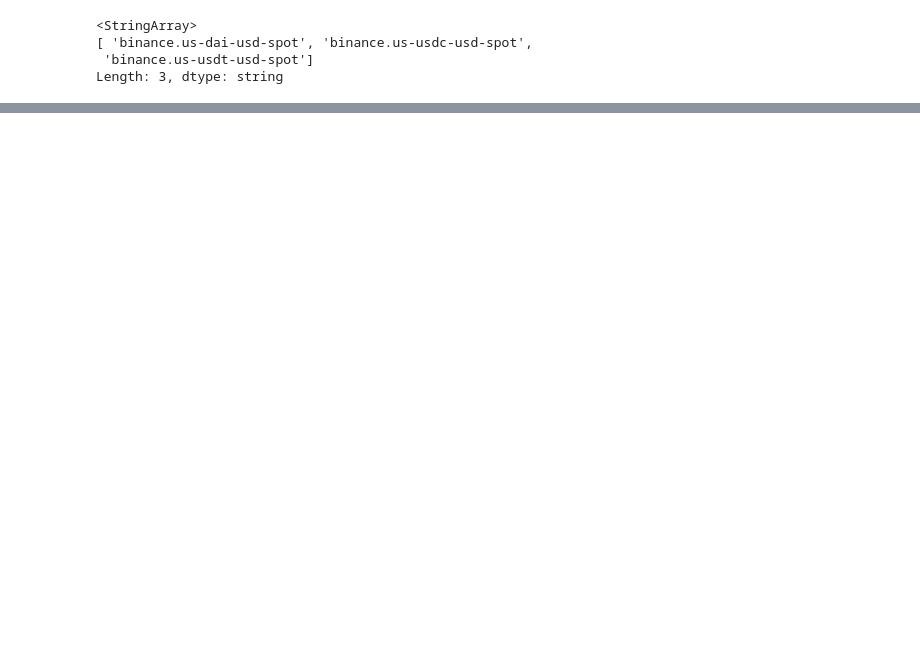
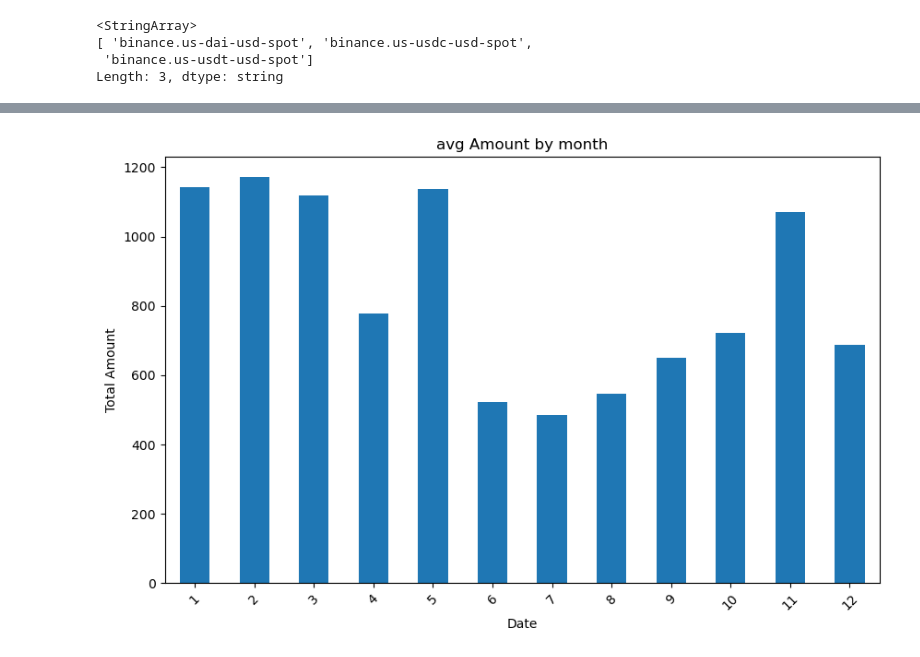
Before and after one commit to tilian15/stable_analysis, a Jupyter notebook: main.ipynb, the cells around one changed output, grey strips where cells are left out. Cells and saved outputs as stored; diff of their text form; code cells hidden in the pictures; blank space fills up the shorter version.

```diff
--- a/main.ipynb
+++ b/main.ipynb
@@ -161,0 +176,12 @@ import matplotlib.pyplot as plt
+# %%
+# Aggregated Amount by Day
+daily_stats = df.groupby(df["month"])["amount"].mean()
+plt.figure(figsize=(10, 6))
+daily_stats.plot(kind="bar")
+plt.title("avg Amount by month")
+plt.xlabel("Date")
+plt.ylabel("Total Amount")
+plt.xticks(rotation=45)
+plt.show()
+# %% [output]
+[figure, added]
```
Also changed, not shown: parts of 9 cells of this notebook.
